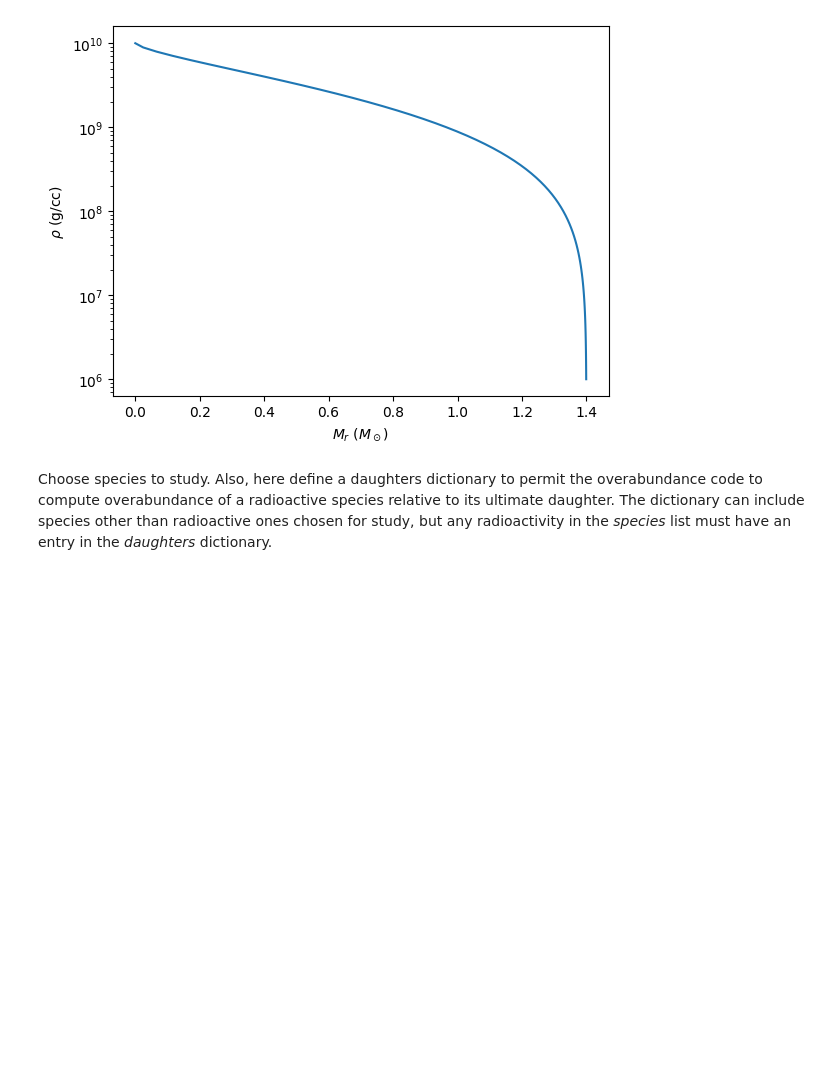
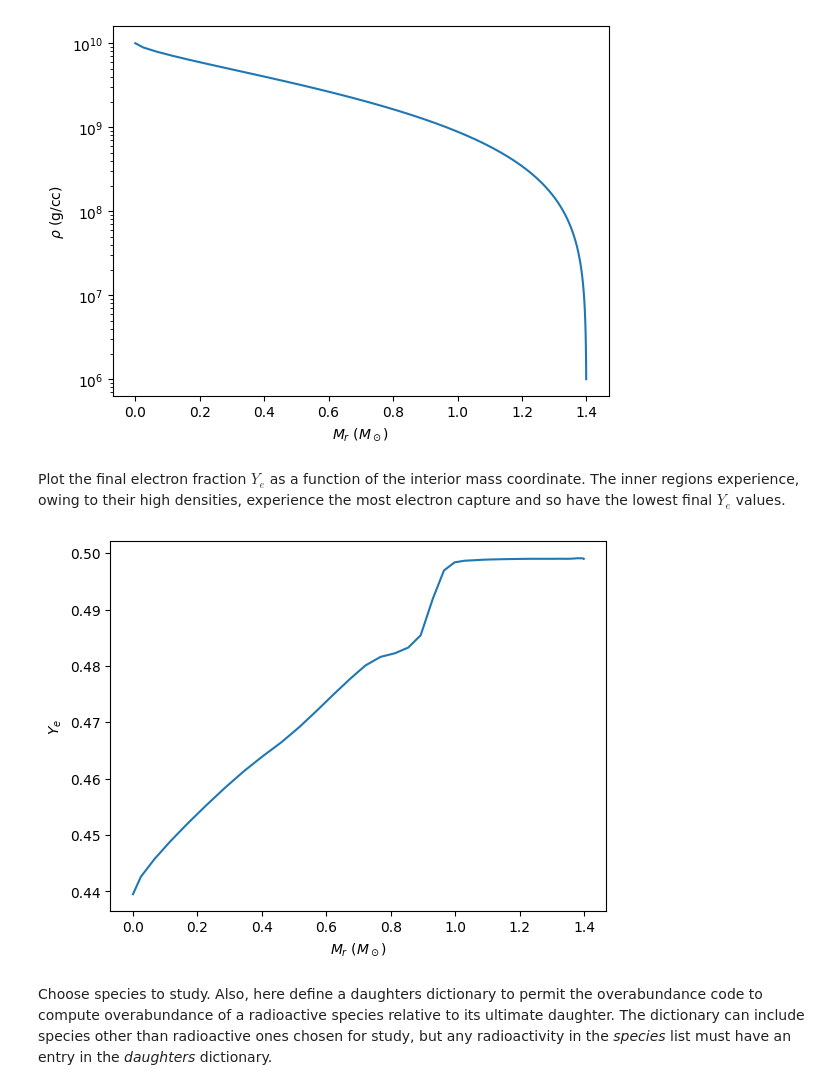
Before and after one commit to mbradle/NRLEE-Nucleosynthesis, a Jupyter notebook: nrlee.ipynb, the cells around one changed output. Cells and saved outputs as stored; diff of their text form; code cells hidden in the pictures; blank space fills up the shorter version.

Commit message:
Add some text.  Add plot of Ye vs. Mr.

```diff
--- a/nrlee.ipynb
+++ b/nrlee.ipynb
@@ -117,7 +117,7 @@ def lane_emden(y, x, n):
 Now we set up the root function.  Set a condition to terminate the root finding when the result is within one part in $10^6$ of the true solution.  This is to suppress unnecessary warnings.
 # %%
 def f(x, phi_0, n):
-    assert(n < 5)
+    assert(n > 0 and n < 5)
     y0 = [1., 0.]
     xsol = np.linspace(0, x, 2)
     sol = odeint(lane_emden, y0, xsol, args=(n,))
@@ -315,6 +315,15 @@ plt.yscale('log')
 plt.show()
 # %% [output]
 [figure]
+# %% [markdown]
+Plot the final electron fraction $Y_e$ as a function of the interior mass coordinate.  The inner regions experience, owing to their high densities, experience the most electron capture and so have the lowest final $Y_e$ values.
+# %%
+plt.plot(Ms, np.flip(ye))
+plt.xlabel('$M_r\\ (M_\\odot)$')
+plt.ylabel('$Y_e$')
+plt.show()
+# %% [output]
+[figure, added]
 # %% [markdown]
 Choose species to study.  Also, here define a daughters dictionary to permit the overabundance code to compute overabundance of a radioactive species relative to its ultimate daughter.  The dictionary can include species other than radioactive ones chosen for study, but any radioactivity in the *species* list must have an entry in the *daughters* dictionary.
 # %%
```
Also changed, not shown: parts of 5 cells of this notebook.
